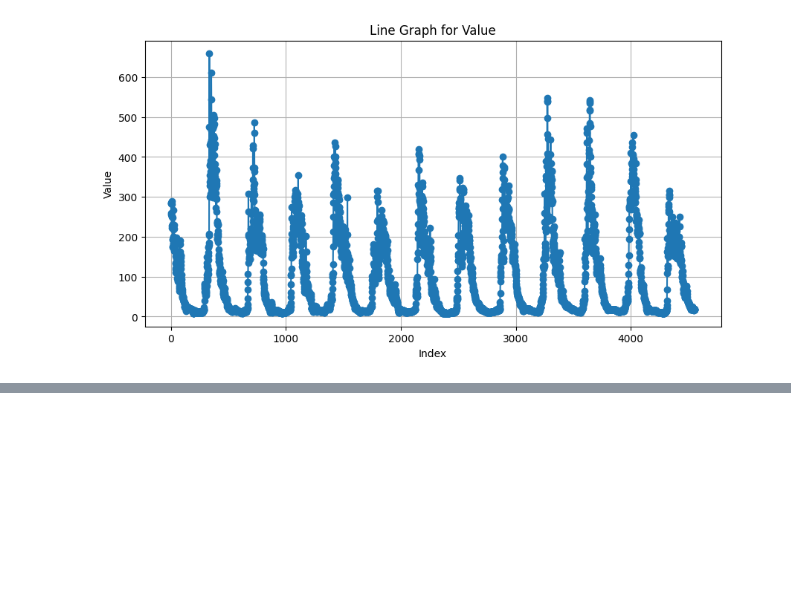
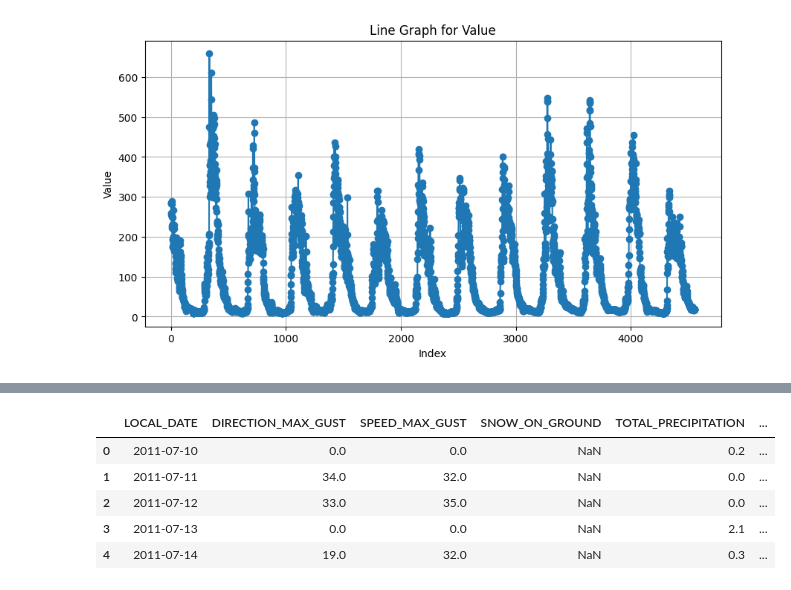
Before and after one commit to Abdullah-Usmani/flood-research1, a Jupyter notebook: RandomForestation.ipynb, the cells around one changed output, grey strips where cells are left out. Cells and saved outputs as stored; diff of their text form; code cells hidden in the pictures; blank space fills up the shorter version.

```diff
--- a/RandomForestation.ipynb
+++ b/RandomForestation.ipynb
@@ -308,0 +408,11 @@ for column in columns_to_plot.columns:
+# %%
+df = pd.read_csv('interpolated_file4.csv')
+# %%
+df.head(5)
+# %% [output]
+|  | LOCAL_DATE | DIRECTION_MAX_GUST | SPEED_MAX_GUST | SNOW_ON_GROUND | TOTAL_PRECIPITATION | ... |
+| 0 | 2011-07-10 | 0.0 | 0.0 | NaN | 0.2 | ... |
+| 1 | 2011-07-11 | 34.0 | 32.0 | NaN | 0.0 | ... |
+| 2 | 2011-07-12 | 33.0 | 35.0 | NaN | 0.0 | ... |
+| 3 | 2011-07-13 | 0.0 | 0.0 | NaN | 2.1 | ... |
+| 4 | 2011-07-14 | 19.0 | 32.0 | NaN | 0.3 | ... |
```
Also changed, not shown: parts of 12 cells of this notebook, 9 other files.
